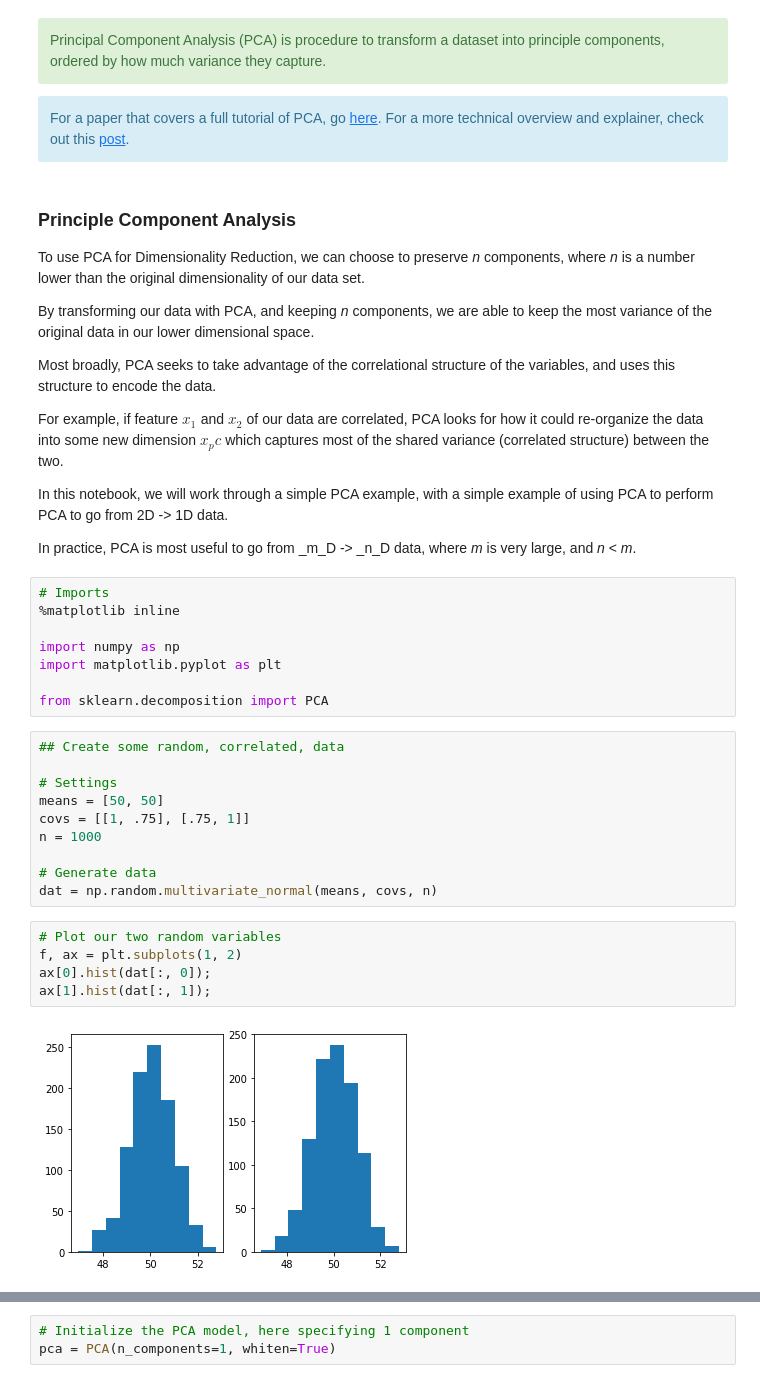
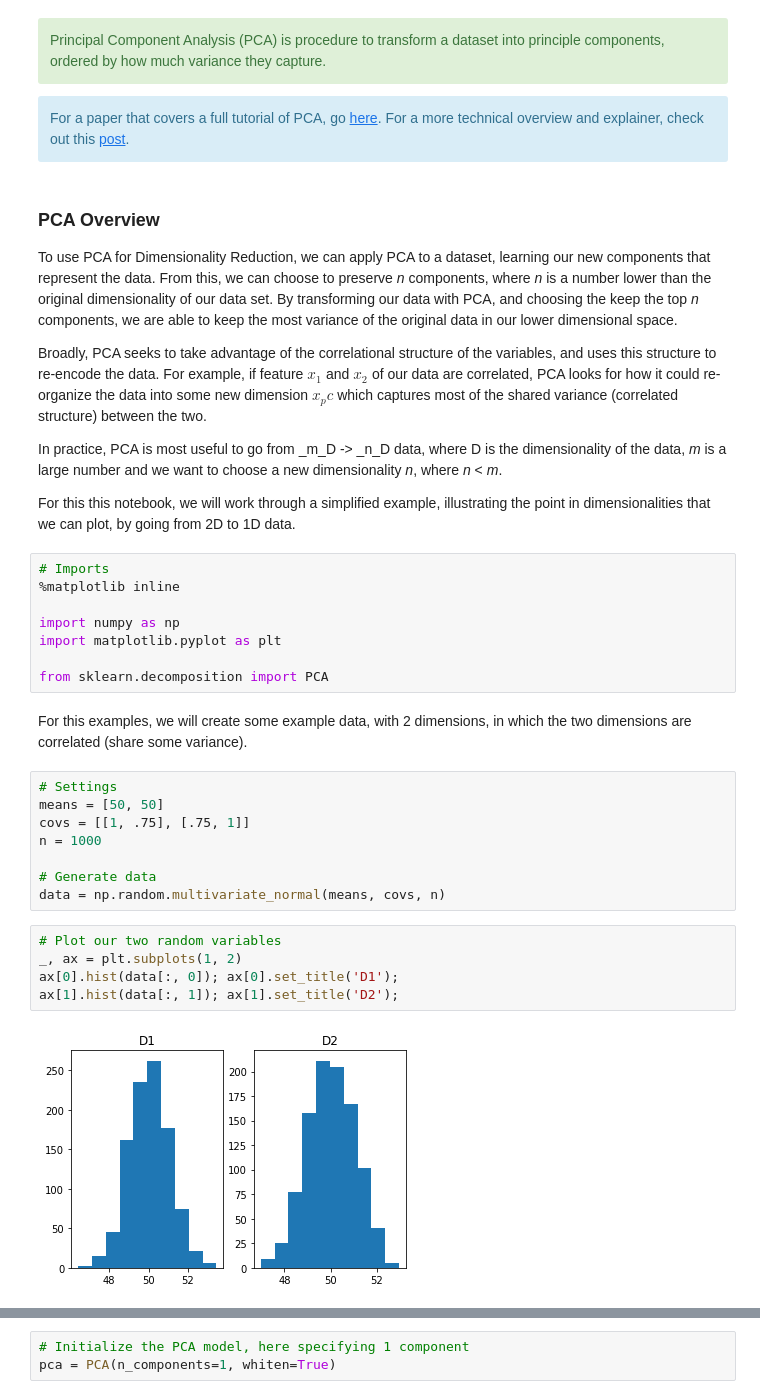
Before and after one commit to COGS108/Tutorials, a Jupyter notebook: 16-DimensionalityReduction.ipynb, the cells around one changed output, grey strips where cells are left out. Drawn from its saved outputs; the diff is of its cells as text.

```diff
--- a/16-DimensionalityReduction.ipynb
+++ b/16-DimensionalityReduction.ipynb
@@ -31,19 +40,15 @@ For a more technical overview and explainer, check out this
 <a href="http://alexhwilliams.info/itsneuronalblog/2016/03/27/pca/" class="alert-link">post</a>.
 </div>
 # %% [markdown]
-### Principle Component Analysis
+### PCA Overview
 
-To use PCA for Dimensionality Reduction, we can choose to preserve _n_ components, where _n_ is a number lower than the original dimensionality of our data set.
+To use PCA for Dimensionality Reduction, we can apply PCA to a dataset, learning our new components that represent the data. From this, we can choose to preserve _n_ components, where _n_ is a number lower than the original dimensionality of our data set. By transforming our data with PCA, and choosing the keep the top _n_ components, we are able to keep the most variance of the original data in our lower dimensional space.
 
-By transforming our data with PCA, and keeping _n_ components, we are able to keep the most variance of the original data in our lower dimensional space.
+Broadly, PCA seeks to take advantage of the correlational structure of the variables, and uses this structure to re-encode the data. For example, if feature $x_1$ and $x_2$ of our data are correlated, PCA looks for how it could re-organize the data into some new dimension $x_pc$ which captures most of the shared variance (correlated structure) between the two.
 
-Most broadly, PCA seeks to take advantage of the correlational structure of the variables, and uses this structure to encode the data.
+In practice, PCA is most useful to go from _m_D -> _n_D data, where D is the dimensionality of the data, _m_ is a large number and we want to choose a new dimensionality _n_, where _n_ < _m_.
 
-For example, if feature $x_1$ and $x_2$ of our data are correlated, PCA looks for how it could re-organize the data into some new dimension $x_pc$ which captures most of the shared variance (correlated structure) between the two.
-
-In this notebook, we will work through a simple PCA example, with a simple example of using PCA to perform PCA to go from 2D -> 1D data.
-
-In practice, PCA is most useful to go from _m_D -> _n_D data, where _m_ is very large, and _n_ < _m_.
+For this this notebook, we will work through a simplified example, illustrating the point in dimensionalities that we can plot, by going from 2D to 1D data.
 # %%
 # Imports
 %matplotlib inline
@@ -52,22 +57,22 @@ import numpy as np
 import matplotlib.pyplot as plt
 
 from sklearn.decomposition import PCA
+# %% [markdown]
+For this examples, we will create some example data, with 2 dimensions, in which the two dimensions are correlated (share some variance).
 # %%
-## Create some random, correlated, data
-
 # Settings
 means = [50, 50]
 covs = [[1, .75], [.75, 1]]
 n = 1000
 
 # Generate data
-dat = np.random.multivariate_normal(means, covs, n)
+data = np.random.multivariate_normal(means, covs, n)
 # %%
 # Plot our two random variables
-f, ax = plt.subplots(1, 2)
-ax[0].hist(dat[:, 0]);
-ax[1].hist(dat[:, 1]);
+_, ax = plt.subplots(1, 2)
+ax[0].hist(data[:, 0]); ax[0].set_title('D1');
+ax[1].hist(data[:, 1]); ax[1].set_title('D2');
 # %% [output]
-[figure, old version]
+[figure, new version]
 # %%
 # Check out how the data relates to each other
```
Also changed, not shown: parts of 20 cells of this notebook, 17 other files.
